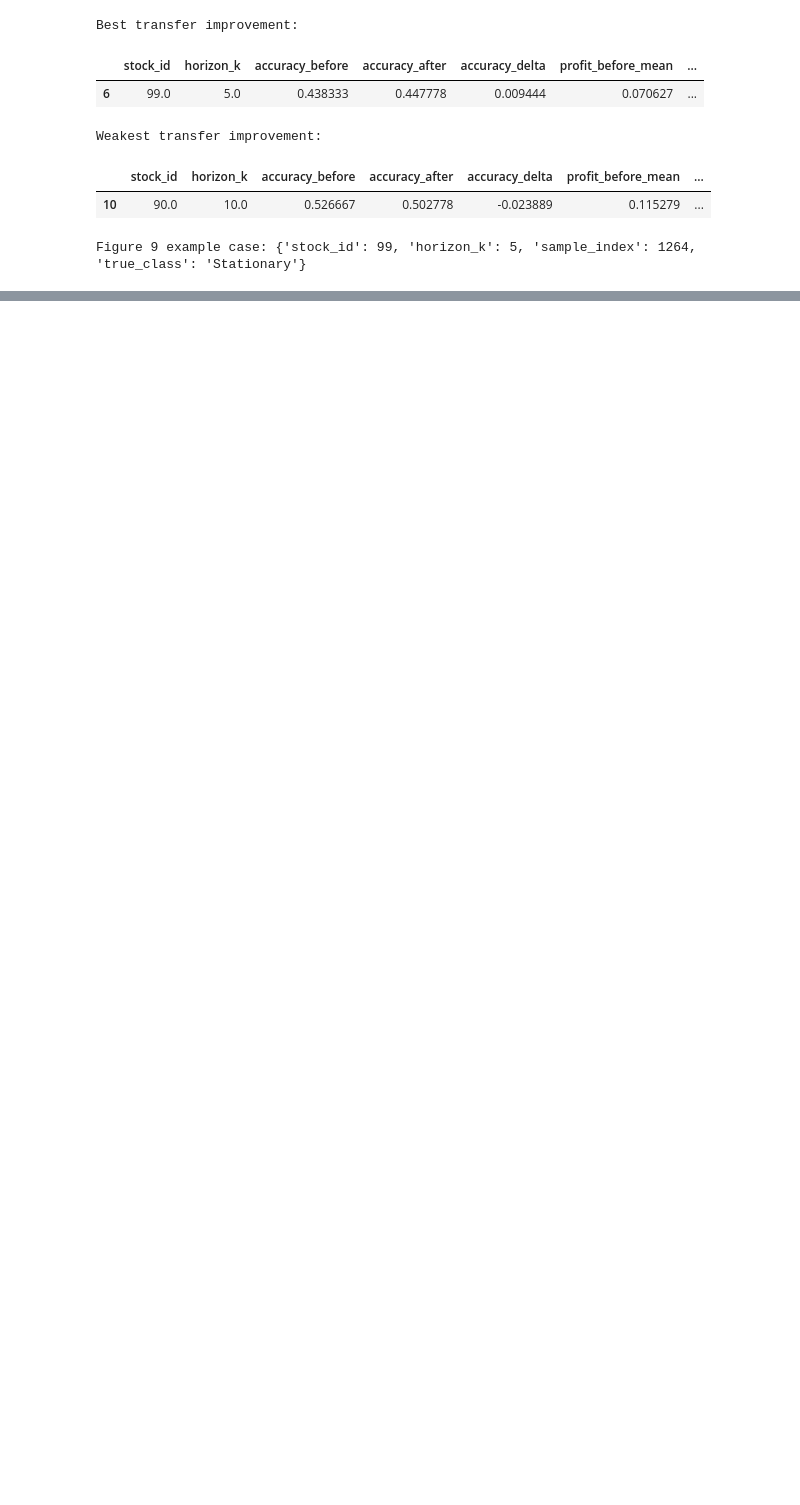
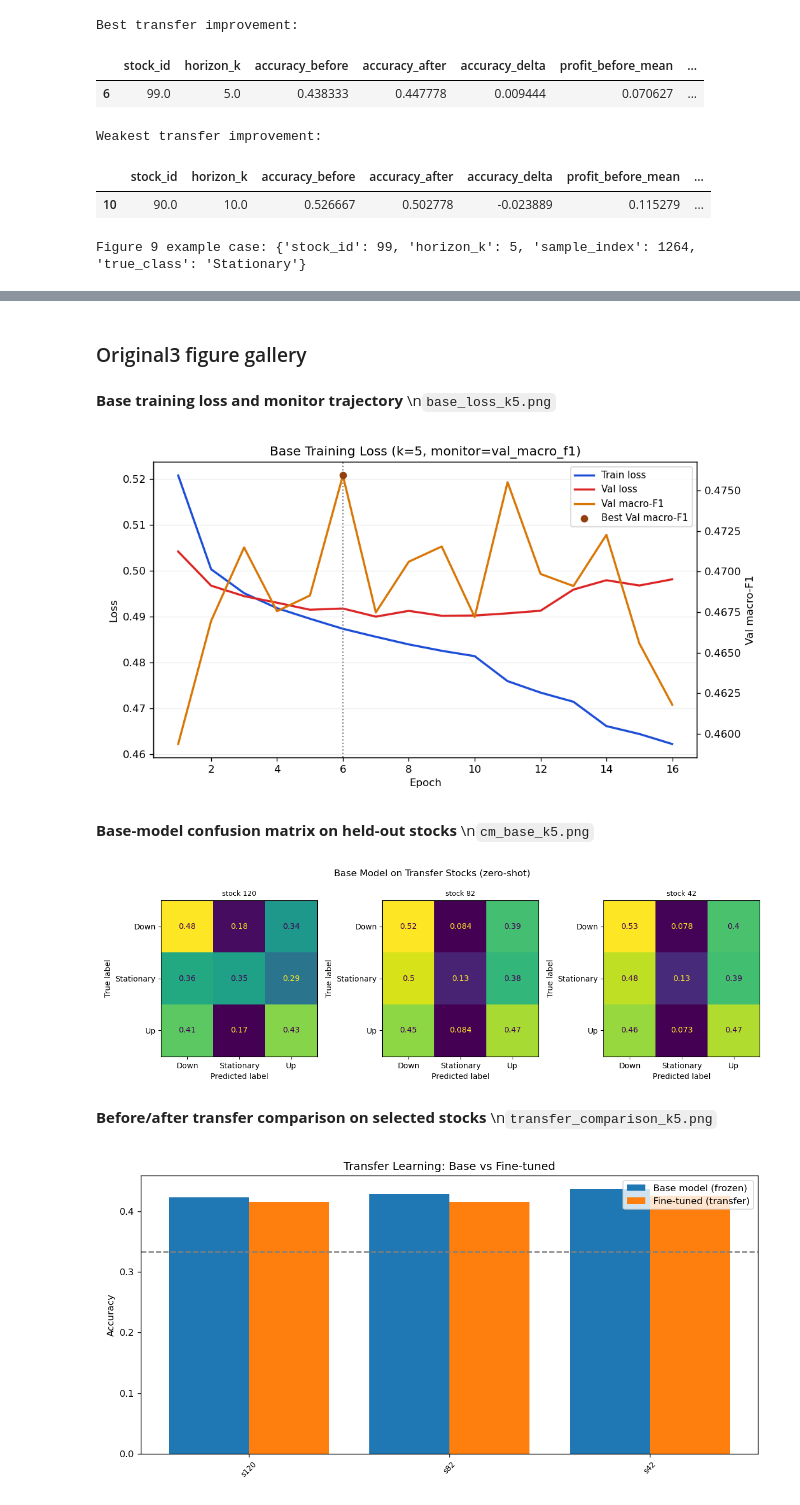
Before and after one commit to Anchor-bkl/CS289-DeepLOB, a Jupyter notebook: run_optiver.ipynb, the cells around one changed output, grey strips where cells are left out. Drawn from its saved outputs; the diff is of its cells as text; code cells hidden in the pictures; blank space fills up the shorter version.

```diff
--- a/run_optiver.ipynb
+++ b/run_optiver.ipynb
@@ -307,10 +492,17 @@ Accuracy gain from transfer learning (after - before):
 # %%
-figure_names = [
-    'figure6_transfer_accuracy.png',
-    'figure7_transfer_profit_tstats.png',
-    'figure8_transfer_cum_profit.png',
-    'figure9_transfer_lime.png',
-]
+if (RESULT_DIR / 'curated_transfer_accuracy_k5.png').exists():
+    figure_names = [
+        'curated_transfer_accuracy_k5.png',
+        'transfer_comparison_k5.png',
+        'transfer_regimes_k5.png',
+    ]
+else:
+    figure_names = [
+        'figure6_transfer_accuracy.png',
+        'figure7_transfer_profit_tstats.png',
+        'figure8_transfer_cum_profit.png',
+        'figure9_transfer_lime.png',
+    ]
 for name in figure_names:
     path = RESULT_DIR / name
     print(name)
@@ -368,0 +731,27 @@ Figure 9 example case: {'stock_id': 99, 'horizon_k': 5, 'sample_index': 1264, 't
+# %%
+OPTIVER_FIGURES = [
+    ('base_loss_k5.png', 'Base training loss and monitor trajectory'),
+    ('cm_base_k5.png', 'Base-model confusion matrix on held-out stocks'),
+    ('transfer_comparison_k5.png', 'Before/after transfer comparison on selected stocks'),
+    ('transfer_regimes_k5.png', 'Transfer-mode comparison across the selected stocks'),
+    ('figure6_transfer_accuracy.png', 'Per-session transfer accuracy diagnostic'),
+    ('figure7_transfer_profit_tstats.png', 'Profit-style session t-statistic diagnostic'),
+    ('figure8_transfer_cum_profit.png', 'Cumulative normalized profit curves'),
+    ('figure9_transfer_lime.png', 'LIME-style local explanation case'),
+]
+
+for variant_name, result_dir in OPTIVER_FINAL_DIRS.items():
+    display(Markdown(f'### {variant_name} figure gallery'))
+    for file_name, caption in OPTIVER_FIGURES:
+        path = result_dir / file_name
+        if path.exists():
+            display(Markdown(f'**{caption}**  \\n`{file_name}`'))
+            display(Image(str(path)))
+# %% [output]
+### Original3 figure gallery
+**Base training loss and monitor trajectory**  \n`base_loss_k5.png`
+[figure, added]
+**Base-model confusion matrix on held-out stocks**  \n`cm_base_k5.png`
+[figure, added]
+**Before/after transfer comparison on selected stocks**  \n`transfer_comparison_k5.png`
+[figure, added]
```
Also changed, not shown: parts of 20 cells of this notebook, 12 other files.
